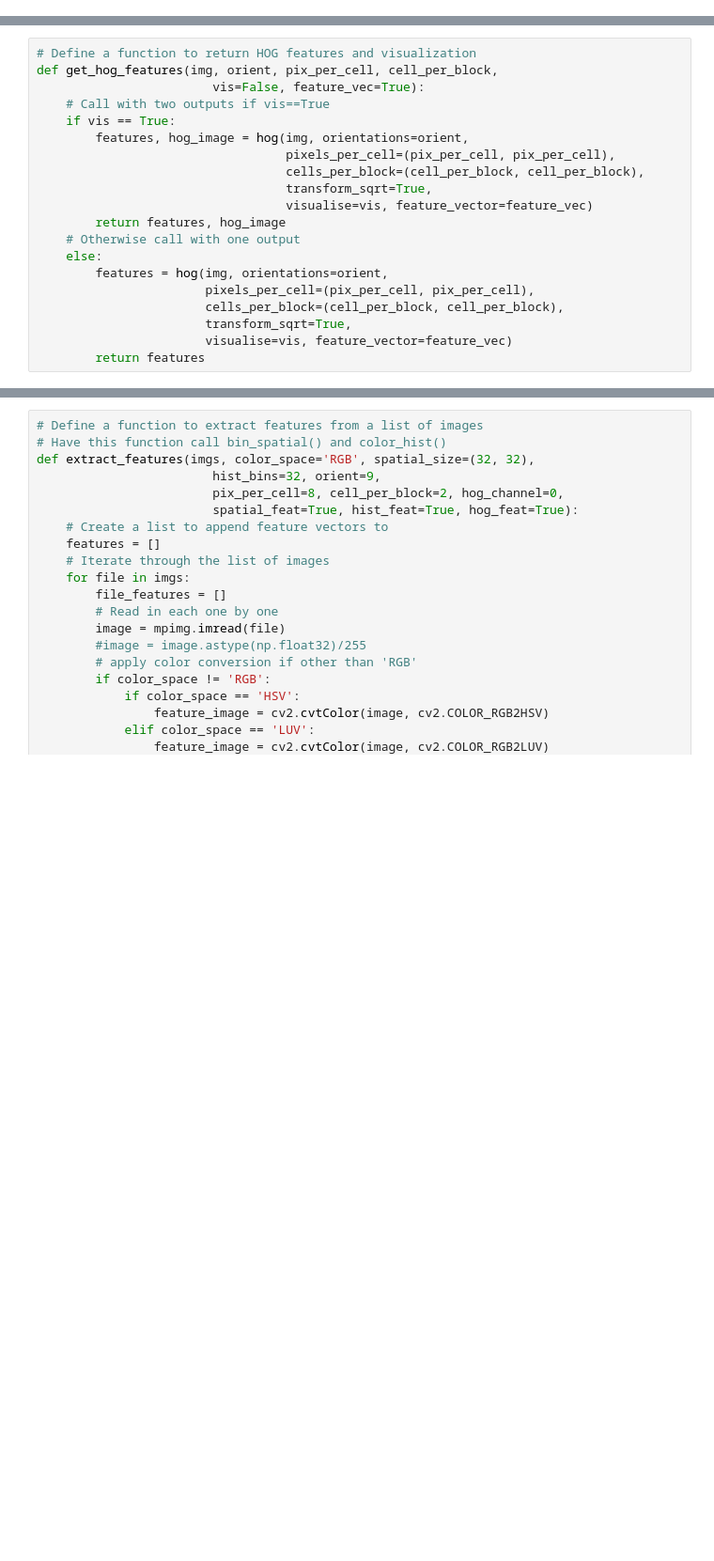
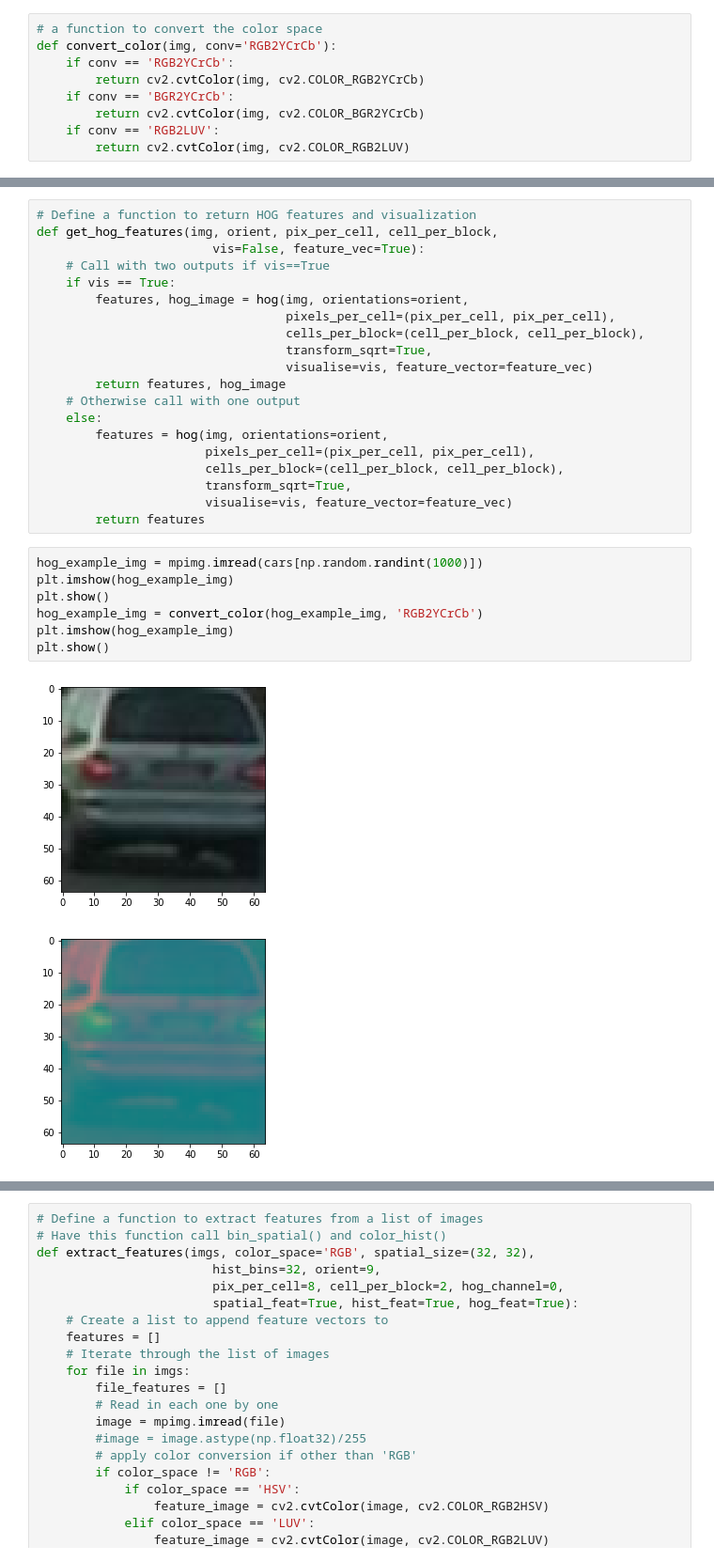
Before and after one commit to AntoniaSophia/VehicleDetection, a Jupyter notebook: solution/VehicleDetection.ipynb, the cells around one changed output, grey strips where cells are left out. Shown at 94% size. Cells and saved outputs as stored; diff of their text form; blank space fills up the shorter version.

```diff
--- a/solution/VehicleDetection.ipynb
+++ b/solution/VehicleDetection.ipynb
@@ -49,6 +49,15 @@ hist_bins = 128    # Number of histogram bins
 spatial_feat = True # Spatial features on or off
 hist_feat = True # Histogram features on or off
 hog_feat = True # HOG features on or off
+# %%
+# a function to convert the color space
+def convert_color(img, conv='RGB2YCrCb'):
+    if conv == 'RGB2YCrCb':
+        return cv2.cvtColor(img, cv2.COLOR_RGB2YCrCb)
+    if conv == 'BGR2YCrCb':
+        return cv2.cvtColor(img, cv2.COLOR_BGR2YCrCb)
+    if conv == 'RGB2LUV':
+        return cv2.cvtColor(img, cv2.COLOR_RGB2LUV)
 # %%
 def bin_spatial(img, size=(32, 32)):
     # Use cv2.resize().ravel() to create the feature vector
@@ -87,3 +96,13 @@ def get_hog_features(img, orient, pix_per_cell, cell_per_block,
                        transform_sqrt=True,
                        visualise=vis, feature_vector=feature_vec)
         return features
+# %%
+hog_example_img = mpimg.imread(cars[np.random.randint(1000)])
+plt.imshow(hog_example_img)
+plt.show()
+hog_example_img = convert_color(hog_example_img, 'RGB2YCrCb')
+plt.imshow(hog_example_img)
+plt.show()
+# %% [output]
+[figure, added]
+[figure, added]
```
Also changed, not shown: parts of 6 cells of this notebook, 7 other files.
